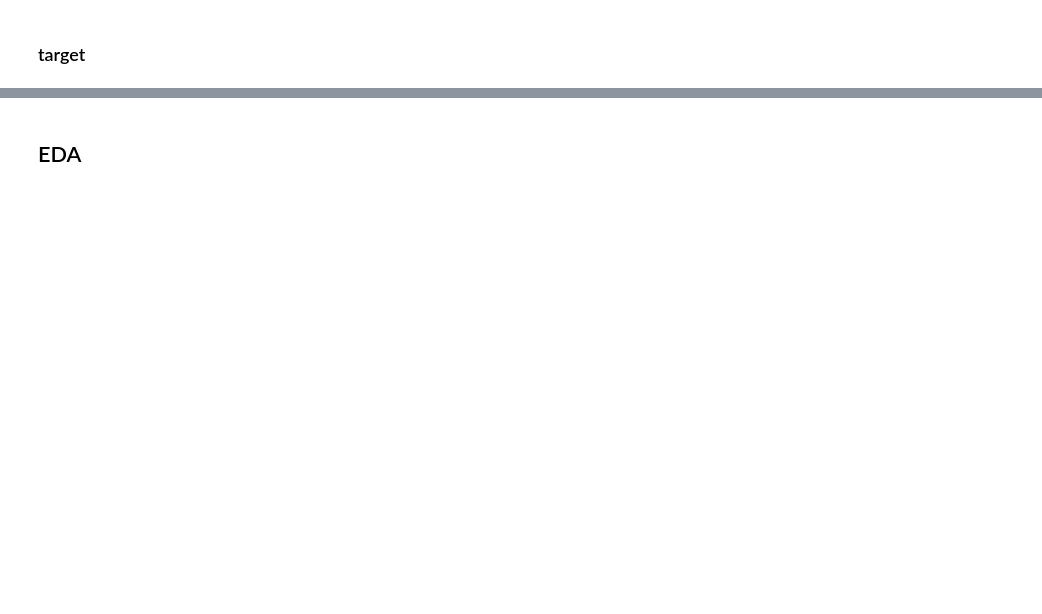
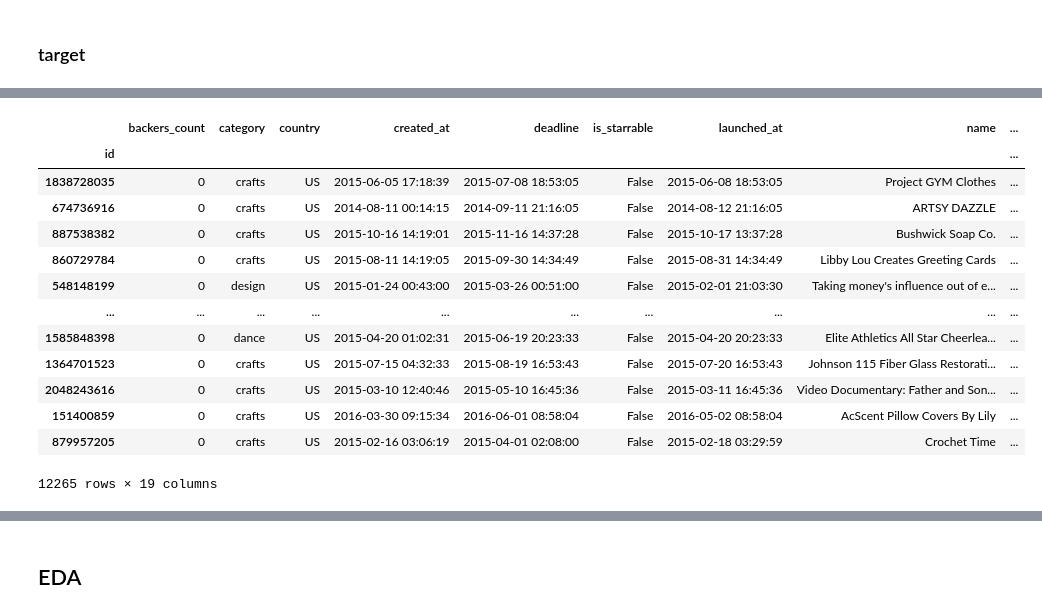
Before and after one commit to alicetsai1020/campaigns_on_kickstarter, a Jupyter notebook: draft.ipynb, the cells around one changed output, grey strips where cells are left out. Drawn from its saved outputs; the diff is of its cells as text; code cells hidden in the pictures; blank space fills up the shorter version.

```diff
--- a/draft.ipynb
+++ b/draft.ipynb
@@ -462,0 +426,18 @@ df.info()
+# %%
+df[(df['usd_pledged'] == 0) & (df['backers_count'] == 0)]
+#null values for pledge_per_backer result from zero backers_count and usd_pledged
+# %% [output]
+|  | backers_count | category | country | created_at | deadline | is_starrable | launched_at | name | ... |
+| id |  |  |  |  |  |  |  |  | ... |
+| 1838728035 | 0 | crafts | US | 2015-06-05 17:18:39 | 2015-07-08 18:53:05 | False | 2015-06-08 18:53:05 | Project GYM Clothes | ... |
+| 674736916 | 0 | crafts | US | 2014-08-11 00:14:15 | 2014-09-11 21:16:05 | False | 2014-08-12 21:16:05 | ARTSY DAZZLE | ... |
+| 887538382 | 0 | crafts | US | 2015-10-16 14:19:01 | 2015-11-16 14:37:28 | False | 2015-10-17 13:37:28 | Bushwick Soap Co. | ... |
+| 860729784 | 0 | crafts | US | 2015-08-11 14:19:05 | 2015-09-30 14:34:49 | False | 2015-08-31 14:34:49 | Libby Lou Creates Greeting Cards | ... |
+| 548148199 | 0 | design | US | 2015-01-24 00:43:00 | 2015-03-26 00:51:00 | False | 2015-02-01 21:03:30 | Taking money's influence out of e... | ... |
+| ... | ... | ... | ... | ... | ... | ... | ... | ... | ... |
+| 1585848398 | 0 | dance | US | 2015-04-20 01:02:31 | 2015-06-19 20:23:33 | False | 2015-04-20 20:23:33 | Elite Athletics All Star Cheerlea... | ... |
+| 1364701523 | 0 | crafts | US | 2015-07-15 04:32:33 | 2015-08-19 16:53:43 | False | 2015-07-20 16:53:43 | Johnson 115 Fiber Glass Restorati... | ... |
+| 2048243616 | 0 | crafts | US | 2015-03-10 12:40:46 | 2015-05-10 16:45:36 | False | 2015-03-11 16:45:36 | Video Documentary: Father and Son... | ... |
+| 151400859 | 0 | crafts | US | 2016-03-30 09:15:34 | 2016-06-01 08:58:04 | False | 2016-05-02 08:58:04 | AcScent Pillow Covers By Lily | ... |
+| 879957205 | 0 | crafts | US | 2015-02-16 03:06:19 | 2015-04-01 02:08:00 | False | 2015-02-18 03:29:59 | Crochet Time | ... |
+12265 rows × 19 columns
```
Also changed, not shown: parts of 35 cells of this notebook.
